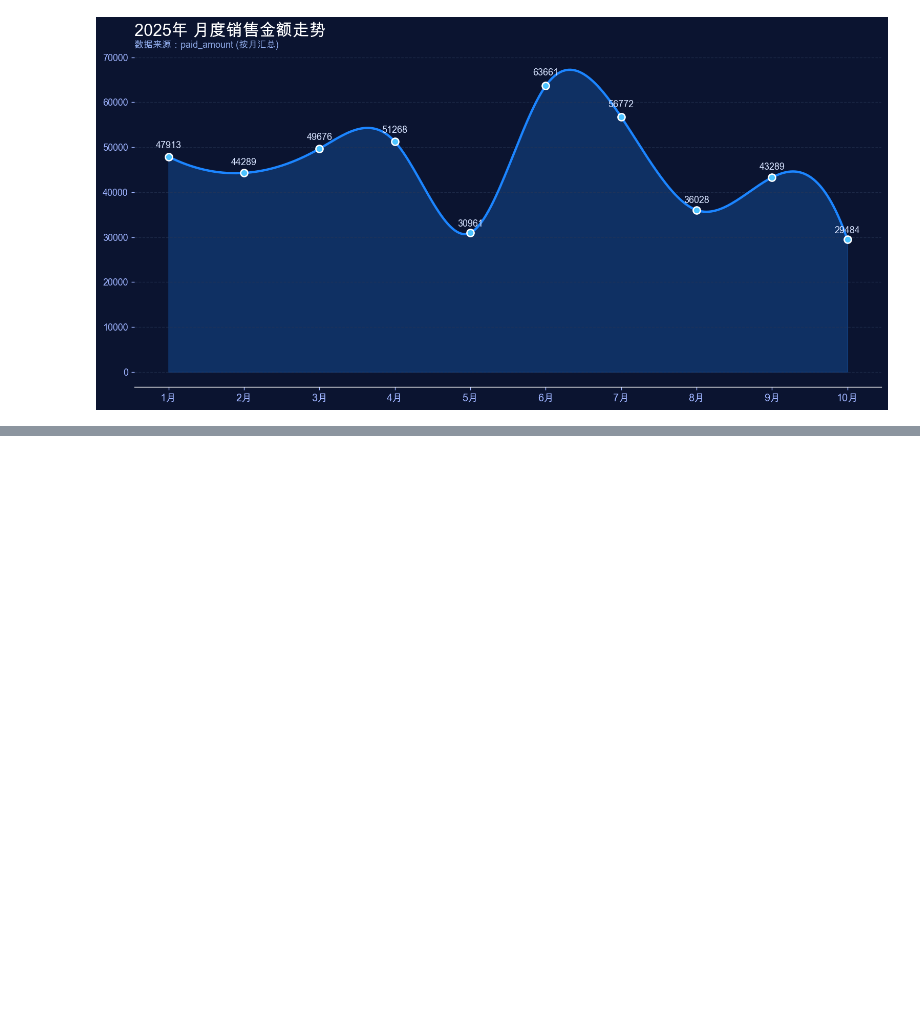
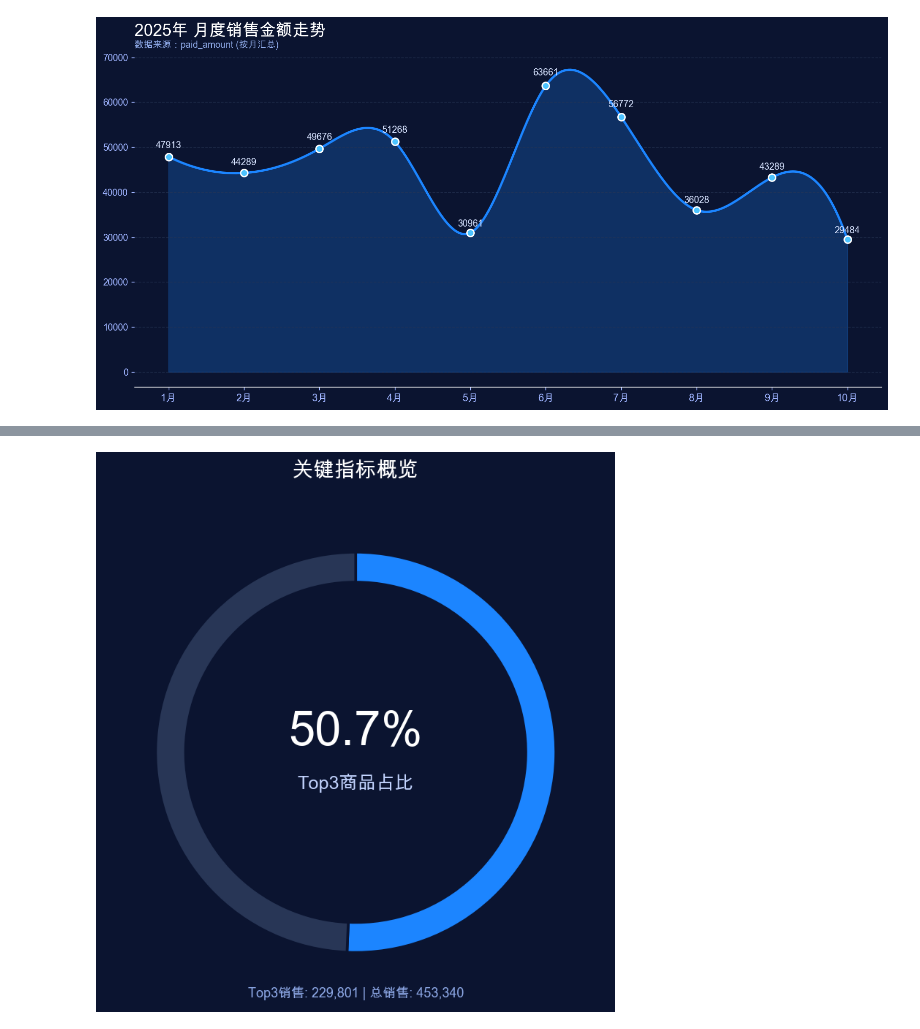
Before and after one commit to Zhen-Zhuo/Data-visualization, a Jupyter notebook: test.ipynb, the cells around one changed output, grey strips where cells are left out. Cells and saved outputs as stored; diff of their text form; code cells hidden in the pictures; blank space fills up the shorter version.

```diff
--- a/test.ipynb
+++ b/test.ipynb
@@ -1419,0 +1552,92 @@ plt.show()
+# %%
+# 2025年 利润率单值圆环图
+import pandas as pd
+import numpy as np
+import matplotlib.pyplot as plt
+
+# 1. 数据准备
+df_donut = df.copy()
+date_col = None
+for c in ['payment_date', 'order_date', 'create_time']:
+    if c in df_donut.columns:
+        date_col = c
+        break
+if date_col is None:
+    raise ValueError('找不到日期字段')
+
+# 确定金额与成本字段
+amount_col = None
+for c in ['paid_amount', 'product_amount', 'amount', 'total_amount']:
+    if c in df_donut.columns:
+        amount_col = c
+        break
+if amount_col is None:
+    if 'quantity' in df_donut.columns and 'unit_price' in df_donut.columns:
+        amount_col = '__tmp_amount__'
+        df_donut[amount_col] = df_donut['quantity'] * df_donut['unit_price']
+    else:
+        raise ValueError('找不到金额字段')
+
+cost_col = None
+for c in ['cost_amount', 'cost', 'total_cost']:
+    if c in df_donut.columns:
+        cost_col = c
+        break
+
+# 筛选 2025 年数据
+df_donut[date_col] = pd.to_datetime(df_donut[date_col])
+df_2025 = df_donut[df_donut[date_col].dt.year == 2025].copy()
+
+if len(df_2025) == 0:
+    raise ValueError("当前数据中没有 2025 年的记录")
+
+# 计算总销售额与总利润
+total_sales_2025 = df_2025[amount_col].sum()
+
+if cost_col:
+    total_cost_2025 = df_2025[cost_col].sum()
+    total_profit_2025 = total_sales_2025 - total_cost_2025
+    margin_pct = total_profit_2025 / total_sales_2025 if total_sales_2025 != 0 else 0
+    label_text = "2025年利润率"
+    sub_text = f"销售: {total_sales_2025:,.0f} | 利润: {total_profit_2025:,.0f}"
+else:
+    # 如果没有成本字段，计算 Top 3 商品的销售占比
+    top_3_sales = df_2025.groupby('product_name')[amount_col].sum().nlargest(3).sum()
+    margin_pct = top_3_sales / total_sales_2025 if total_sales_2025 != 0 else 0
+    label_text = "Top3商品占比"
+    sub_text = f"Top3销售: {top_3_sales:,.0f} | 总销售: {total_sales_2025:,.0f}"
+
+# 2. 画图
+plt.close('all')
+plt.style.use('dark_background')
+bg_color = '#0b1430'
+active_color = '#1c85ff' # 亮蓝色
+base_color = '#283656'   # 深灰蓝底色
+
+fig, ax = plt.subplots(figsize=(6, 6), dpi=130)
+fig.patch.set_facecolor(bg_color)
+ax.set_facecolor(bg_color)
+
+# 绘制圆环
+# 数据：[进度, 剩余]
+sizes = [margin_pct, 1 - margin_pct]
+colors = [active_color, base_color]
+
+# 绘制 Pie Chart，设置 wedgeprops width 实现圆环
+wedges, texts = ax.pie(sizes, colors=colors, startangle=90, counterclock=False,
+                       wedgeprops={'width': 0.15, 'edgecolor': bg_color, 'linewidth': 2})
+
+# 中心文本
+ax.text(0, 0.1, f"{margin_pct:.1%}", ha='center', va='center', fontsize=36, color='white', fontweight='bold')
+ax.text(0, -0.15, label_text, ha='center', va='center', fontsize=14, color='#c3d4ff')
+
+# 底部说明
+ax.text(0, -1.2, sub_text, ha='center', va='center', fontsize=10, color='#8faae8')
+
+# 标题
+ax.set_title('关键指标概览', fontsize=16, color='white', pad=20)
+
+plt.tight_layout()
+plt.show()
+# %% [output]
+[figure, added]
```
Also changed, not shown: parts of 3 cells of this notebook.
